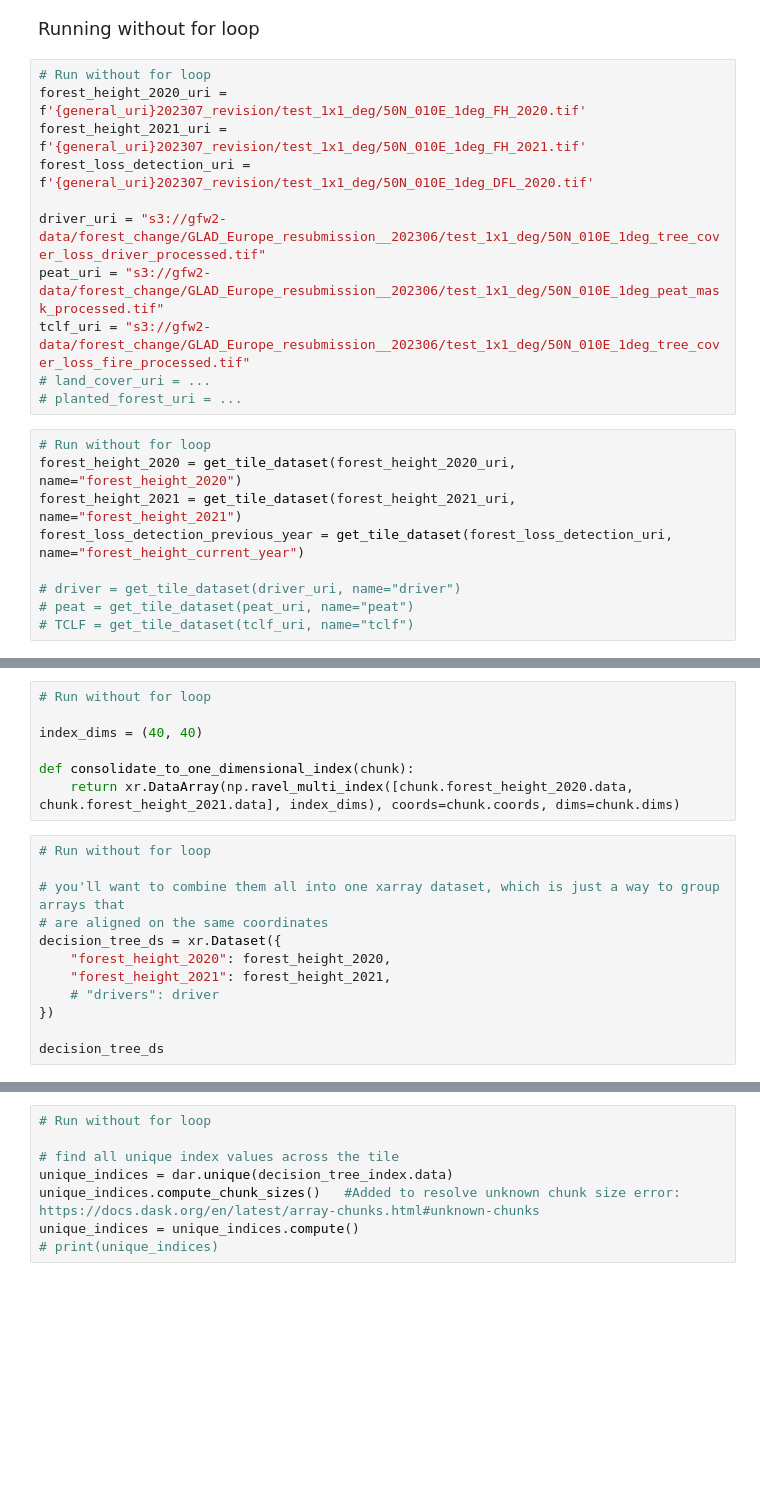
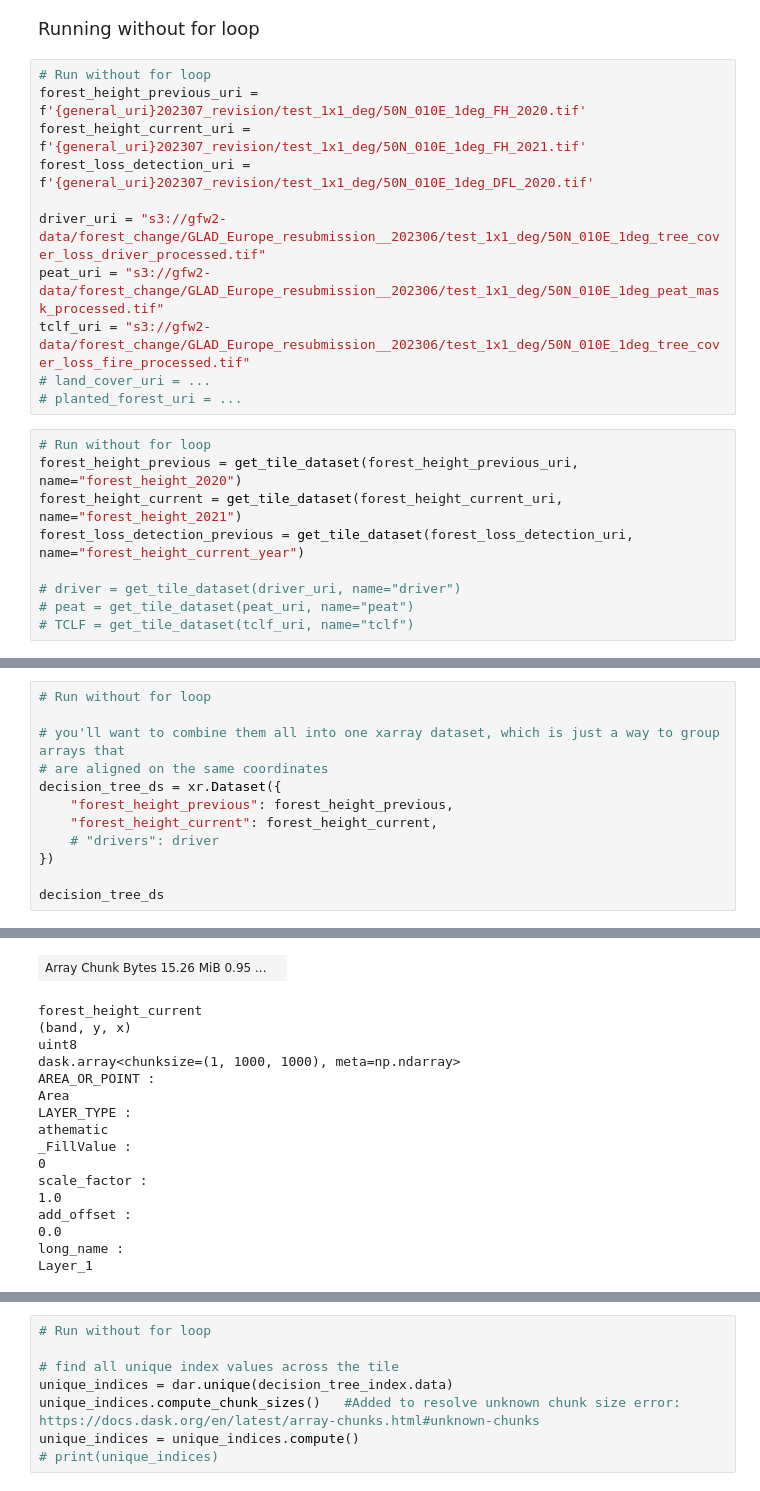
Before and after one commit to wri/carbon-budget-Europe, a Jupyter notebook: notebooks/flux_model_Europe_height.ipynb, the cells around one changed output, grey strips where cells are left out. Cells and saved outputs as stored; diff of their text form; blank space fills up the shorter version.

Commit message:
Further consolidated cells and functions.

```diff
--- a/notebooks/flux_model_Europe_height.ipynb
+++ b/notebooks/flux_model_Europe_height.ipynb
@@ -102,8 +111,8 @@ class ForestStateDecisionTree:
 <font size="4">Running without for loop</font>
 # %%
 # Run without for loop
-forest_height_2020_uri = f'{general_uri}202307_revision/test_1x1_deg/50N_010E_1deg_FH_2020.tif'
-forest_height_2021_uri = f'{general_uri}202307_revision/test_1x1_deg/50N_010E_1deg_FH_2021.tif'
+forest_height_previous_uri = f'{general_uri}202307_revision/test_1x1_deg/50N_010E_1deg_FH_2020.tif'
+forest_height_current_uri = f'{general_uri}202307_revision/test_1x1_deg/50N_010E_1deg_FH_2021.tif'
 forest_loss_detection_uri = f'{general_uri}202307_revision/test_1x1_deg/50N_010E_1deg_DFL_2020.tif'
 
 driver_uri = "s3://gfw2-data/forest_change/GLAD_Europe_resubmission__202306/test_1x1_deg/50N_010E_1deg_tree_cover_loss_driver_processed.tif"
@@ -113,9 +122,9 @@ tclf_uri = "s3://gfw2-data/forest_change/GLAD_Europe_resubmission__202306/test_1
 # planted_forest_uri = ...
 # %%
 # Run without for loop
-forest_height_2020 = get_tile_dataset(forest_height_2020_uri, name="forest_height_2020")
-forest_height_2021 = get_tile_dataset(forest_height_2021_uri, name="forest_height_2021")
-forest_loss_detection_previous_year = get_tile_dataset(forest_loss_detection_uri, name="forest_height_current_year")
+forest_height_previous = get_tile_dataset(forest_height_previous_uri, name="forest_height_2020")
+forest_height_current = get_tile_dataset(forest_height_current_uri, name="forest_height_2021")
+forest_loss_detection_previous = get_tile_dataset(forest_loss_detection_uri, name="forest_height_current_year")
 
 # driver = get_tile_dataset(driver_uri, name="driver")
 # peat = get_tile_dataset(peat_uri, name="peat")
@@ -159,19 +161,13 @@ Despite all that explanation of what's going on, you can basically just call the
-# %%
-# Run without for loop
-
-index_dims = (40, 40)
-
-def consolidate_to_one_dimensional_index(chunk):
-    return xr.DataArray(np.ravel_multi_index([chunk.forest_height_2020.data, chunk.forest_height_2021.data], index_dims), coords=chunk.coords, dims=chunk.dims)
 # %%
 # Run without for loop
 
 # you'll want to combine them all into one xarray dataset, which is just a way to group arrays that
 # are aligned on the same coordinates
 decision_tree_ds = xr.Dataset({
-    "forest_height_2020": forest_height_2020,
-    "forest_height_2021": forest_height_2021,
+    "forest_height_previous": forest_height_previous,
+    "forest_height_current": forest_height_current,
     # "drivers": driver
 })
 
 decision_tree_ds
+# %% [output]
@@ -177,0 +191,17 @@ decision_tree_ds
+| Array Chunk Bytes 15.26 MiB 0.95 ... |  |
+forest_height_current
+(band, y, x)
+uint8
+dask.array<chunksize=(1, 1000, 1000), meta=np.ndarray>
+AREA_OR_POINT :
+Area
+LAYER_TYPE :
+athematic
+_FillValue :
+0
+scale_factor :
+1.0
+add_offset :
+0.0
+long_name :
+Layer_1
```
Also changed, not shown: parts of 18 cells of this notebook.
